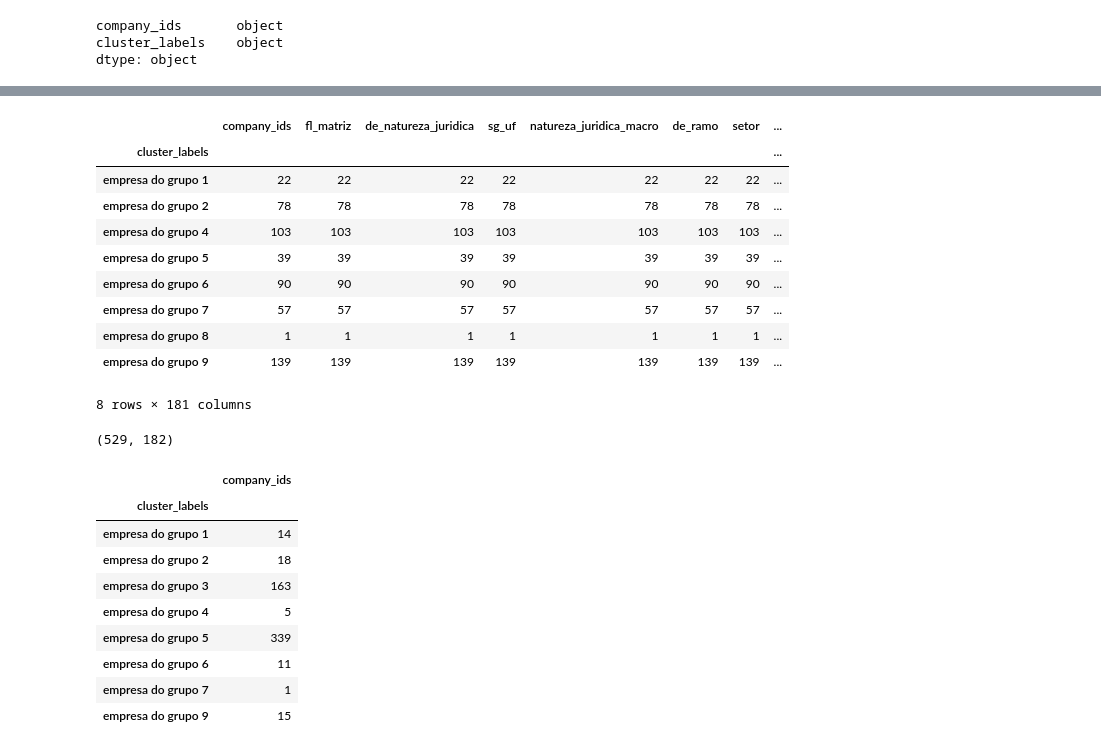
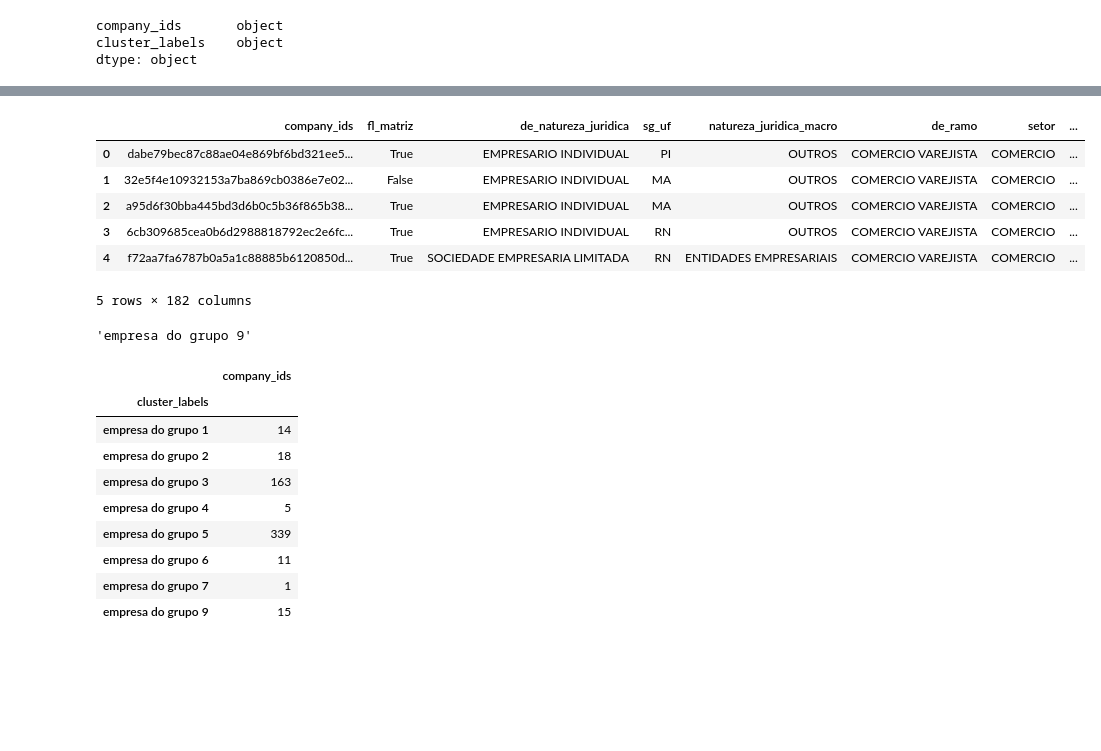
Before and after one commit to igmriegel/group-project-codenation, a Jupyter notebook: Leads_dos_clusters.ipynb, the cells around one changed output, grey strips where cells are left out. Cells and saved outputs as stored; diff of their text form; code cells hidden in the pictures; blank space fills up the shorter version.

```diff
--- a/Leads_dos_clusters.ipynb
+++ b/Leads_dos_clusters.ipynb
@@ -37,7 +51,3 @@ def apply_cluster_labels_to_portfolio(portfolio):
 
 def group_and_count_by_labels(port_w_lbls):
     return port_w_lbls[['company_ids', 'cluster_labels']].groupby(['cluster_labels']).count()
-# %%
-portfolio_01 = portfolio_01.drop(columns=['Unnamed: 0'])
-# %%
-portfolio_01 = portfolio_01.rename(columns={'id':'company_ids'})
@@ -59,23 +54,19 @@ Length: 181, dtype: object
-# %%
-portfolio_01_cluster_lbls = portfolio_01.merge(ids_w_cluster_lbls, how="inner", on='company_ids')
-
-portfolio_01_cluster_lbls.groupby(['cluster_labels']).count()
-# %% [output]
-|  | company_ids | fl_matriz | de_natureza_juridica | sg_uf | natureza_juridica_macro | de_ramo | setor | ... |
-| cluster_labels |  |  |  |  |  |  |  | ... |
-| empresa do grupo 1 | 22 | 22 | 22 | 22 | 22 | 22 | 22 | ... |
-| empresa do grupo 2 | 78 | 78 | 78 | 78 | 78 | 78 | 78 | ... |
-| empresa do grupo 4 | 103 | 103 | 103 | 103 | 103 | 103 | 103 | ... |
-| empresa do grupo 5 | 39 | 39 | 39 | 39 | 39 | 39 | 39 | ... |
-| empresa do grupo 6 | 90 | 90 | 90 | 90 | 90 | 90 | 90 | ... |
-| empresa do grupo 7 | 57 | 57 | 57 | 57 | 57 | 57 | 57 | ... |
-| empresa do grupo 8 | 1 | 1 | 1 | 1 | 1 | 1 | 1 | ... |
-| empresa do grupo 9 | 139 | 139 | 139 | 139 | 139 | 139 | 139 | ... |
-8 rows × 181 columns
-# %%
-portfolio_01_cluster_lbls.shape
-# %% [output]
-(529, 182)
+# %%
+apply_cluster_labels_to_portfolio(portfolio_01).head(5)
+# %% [output]
+|  | company_ids | fl_matriz | de_natureza_juridica | sg_uf | natureza_juridica_macro | de_ramo | setor | ... |
+| 0 | dabe79bec87c88ae04e869bf6bd321ee5... | True | EMPRESARIO INDIVIDUAL | PI | OUTROS | COMERCIO VAREJISTA | COMERCIO | ... |
+| 1 | 32e5f4e10932153a7ba869cb0386e7e02... | False | EMPRESARIO INDIVIDUAL | MA | OUTROS | COMERCIO VAREJISTA | COMERCIO | ... |
+| 2 | a95d6f30bba445bd3d6b0c5b36f865b38... | True | EMPRESARIO INDIVIDUAL | MA | OUTROS | COMERCIO VAREJISTA | COMERCIO | ... |
+| 3 | 6cb309685cea0b6d2988818792ec2e6fc... | True | EMPRESARIO INDIVIDUAL | RN | OUTROS | COMERCIO VAREJISTA | COMERCIO | ... |
+| 4 | f72aa7fa6787b0a5a1c88885b6120850d... | True | SOCIEDADE EMPRESARIA LIMITADA | RN | ENTIDADES EMPRESARIAIS | COMERCIO VAREJISTA | COMERCIO | ... |
+5 rows × 182 columns
+# %%
+port_1_w_l = apply_cluster_labels_to_portfolio(portfolio_01)
+group_count_port_1 = group_and_count_by_labels(port_1_w_l)
+group_count_port_1.index.max()
+# %% [output]
+'empresa do grupo 9'
 # %%
 port_2_w_l = apply_cluster_labels_to_portfolio(portfolio_02)
 group_count_port_2 = group_and_count_by_labels(port_2_w_l)
```
Also changed, not shown: parts of 12 cells of this notebook.
